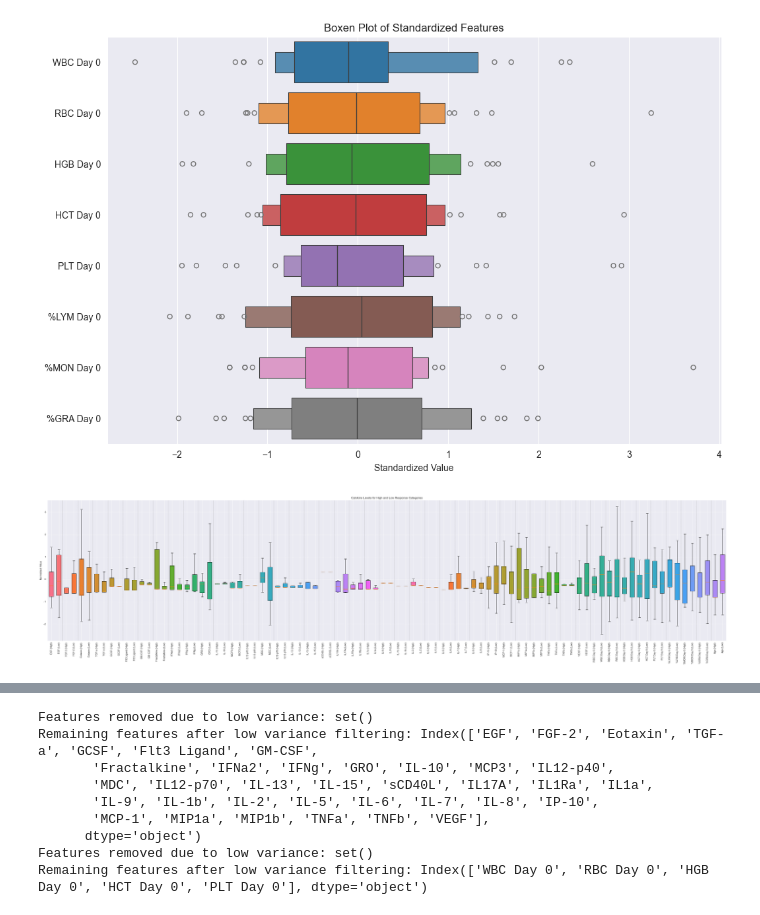
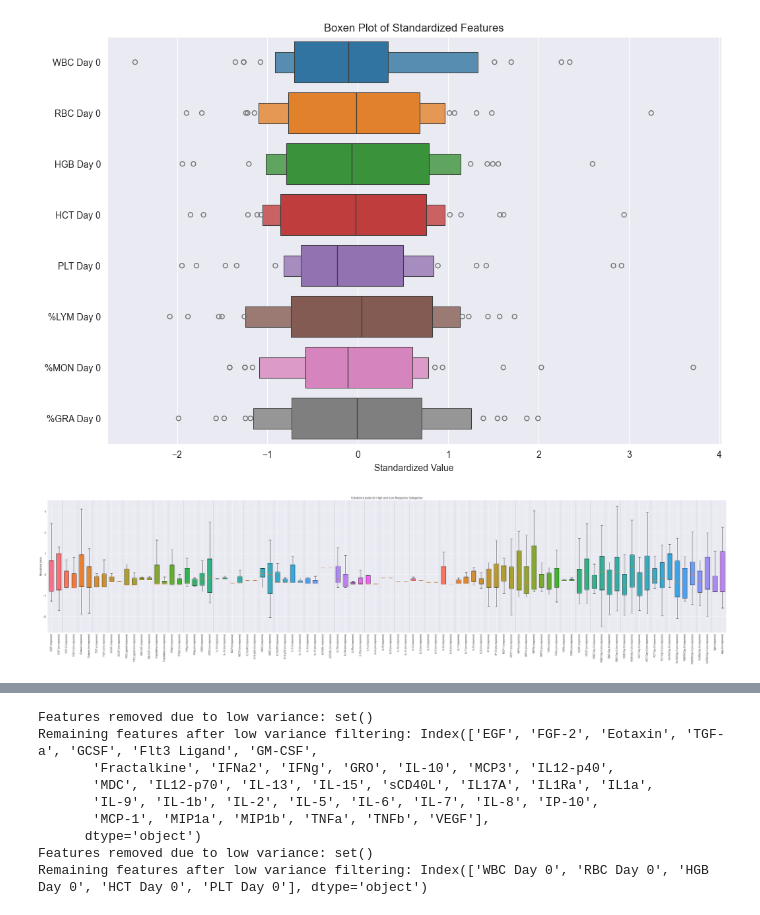
Before and after one commit to Elias-Dams/multimodal-data-integration-predictive-modeling-measles-vaccine-response-cross-validation, a Jupyter notebook: exploration/first_data_exploration.ipynb, the cells around one changed output, grey strips where cells are left out. Drawn from its saved outputs; the diff is of its cells as text; code cells hidden in the pictures.

```diff
--- a/exploration/first_data_exploration.ipynb
+++ b/exploration/first_data_exploration.ipynb
@@ -37,12 +46,12 @@ from imblearn.over_sampling import SMOTE
 # %%
 # Load the antibody titers data (response profile)
-abtiters = pd.read_csv('../data/abtiters.csv')
+abtiters = pd.read_csv('../data/antibody_df.csv')
 
 # Load the cytokines data
 cytokines = pd.read_csv('../data/cytokines_data.csv')
 
-# Load the cyto data
-cyto = pd.read_csv('../data/cyto_data.csv')
+# Load the cytometry data
+cytometry = pd.read_csv('../data/cyto_data.csv')
 # %%
 # Display the first few rows of each dataset
 print("Abutters (antibody titers) dataset:")
@@ -352,0 +193,3 @@ Okay the very badd results with a linear model suggests that a linear model may
+# %%
+abtiters = abtiters.drop(columns=['vaccine', 'Day 0', 'Day 21', 'Day 150', 'Day 365', 'diff: 21-0', 'diff: 150-21', 'diff: 365-150', 'response', 'protected','quadrant'])
+print(abtiters.head())
@@ -376,7 +226,7 @@ This process provides a structured way to approach feature importance analysis a
 # %%
 ## abtiters already loaded ##
 ## cytokines already loaded ##
-cyto = cyto[['Vaccinee', 'WBC Day 0','RBC Day 0','HGB Day 0','HCT Day 0','PLT Day 0','%LYM Day 0','%MON Day 0','%GRA Day 0']] # already loaded
+cytometry = cytometry[['Vaccinee', 'WBC Day 0','RBC Day 0','HGB Day 0','HCT Day 0','PLT Day 0','%LYM Day 0','%MON Day 0','%GRA Day 0']] # already loaded
 
 
 metadata = pd.read_csv('../data/metadata.csv')
@@ -431,26 +281,25 @@ def distribution_of_the_data(data, labels, outliers=True):
     X_scaled = pd.DataFrame(X_scaled, columns=data.columns)
     X_scaled['response_label'] = labels
 
-    # Split the data into High and Low response categories
-    high_response = X_scaled[X_scaled['response_label'] == 'high']
-    low_response = X_scaled[X_scaled['response_label'] == 'low']
-
     # Prepare data for side-by-side boxplots
     data_to_plot = []
     labels = []
     binary_features = []
     non_binary_features = []
 
+    # Find all unique labels in response_label
+    unique_labels = X_scaled['response_label'].unique()
+
     for col in data.columns:
         # Check if the column is binary (i.e., has exactly two unique values, e.g., 0 and 1)
         if data[col].nunique() == 2:
             binary_features.append(col)
         else:
-            # Add non-binary features to the box plot data
-            data_to_plot.append(high_response[col])
-            data_to_plot.append(low_response[col])
-            labels.append(f"{col} (High)")
-            labels.append(f"{col} (Low)")
+            # Add data for each unique label
+            for label in unique_labels:
+                subset = X_scaled[X_scaled['response_label'] == label]
+                data_to_plot.append(subset[col])
+                labels.append(f"{col} ({label})")
             non_binary_features.append(col)
 
     # Set up color palette for alternating colors
@@ -459,33 +308,33 @@ def distribution_of_the_data(data, labels, outliers=True):
     # Plot
     fig, ax = plt.subplots(figsize=(40, 10))
     box = ax.boxplot(data_to_plot, showfliers=outliers, widths=0.6, patch_artist=True)
 
     # Apply colors to each pair of boxes
     for i, (patch, color) in enumerate(zip(box['boxes'], colors * 2)):
         patch.set_facecolor(color)
 
     # Customizing data-axis
     ax.set_xticks(range(1, len(labels) + 1))
     ax.set_xticklabels(labels, rotation=90)
     ax.set_title("Cytokine Levels for High and Low Response Categories")
     ax.set_ylabel("Normalized Value")
 
     # Adding vertical grid lines for separation
     for i in range(2, len(labels) + 1, 2):
         ax.axvline(i + 0.5, color='gray', linestyle='--', linewidth=0.5)
 
     plt.tight_layout()
     plt.show()
 
-cytokines_cyto = pd.merge(cytokines, cyto, on='Vaccinee')
+cytokines_cyto = pd.merge(cytokines, cytometry, on='Vaccinee')
 merged = pd.merge(cytokines_cyto, metadata, on='Vaccinee')
 merged_data = pd.merge(abtiters, merged, on='Vaccinee')
 
 # Assuming 'merged_data' is loaded and structured with response labels and features
 # Separate features and response labels
-X = merged_data.drop(columns=['Day 0', 'Day 21','titer_response', 'Vaccinee', 'response_label', 'vaccine'])
+X = merged_data.drop(columns=['response_label', 'Vaccinee'])
 y = merged_data['response_label']
 
 distribution_of_the_data(X, y, outliers=False)
 # %% [output]
-[figure, old version]
+[figure, new version]
```
Also changed, not shown: parts of 56 cells of this notebook, 10 other files.
